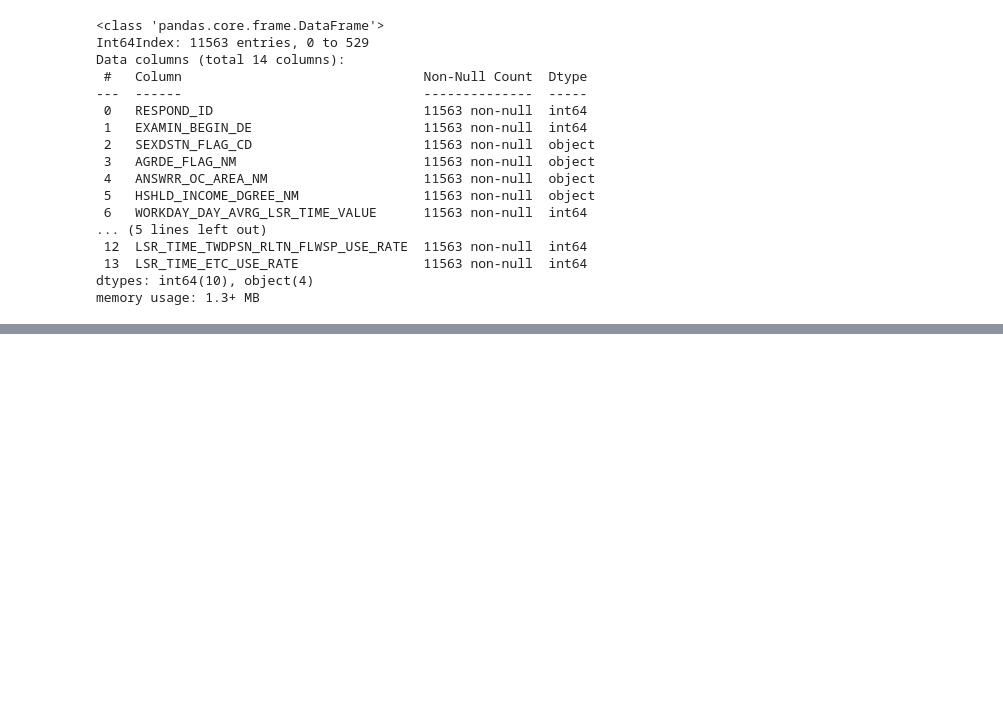
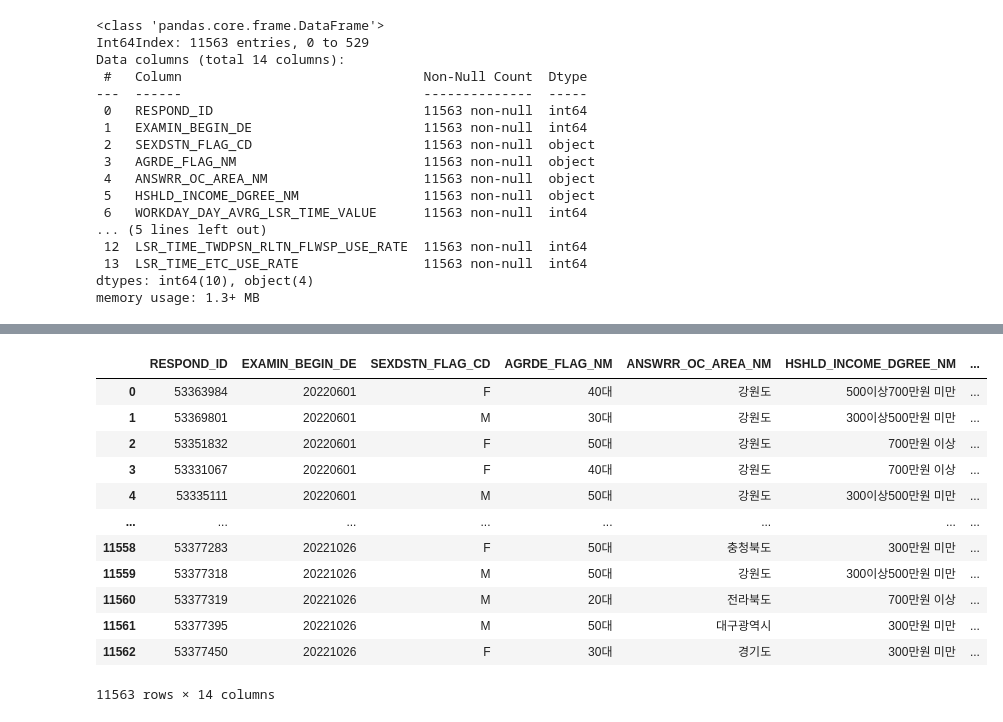
Before and after one commit to reodinas/streamlit_leisure, a Jupyter notebook: lsr1.ipynb, the cells around one changed output, grey strips where cells are left out. Drawn from its saved outputs; the diff is of its cells as text; code cells hidden in the pictures; blank space fills up the shorter version.

```diff
--- a/lsr1.ipynb
+++ b/lsr1.ipynb
@@ -118,0 +144,20 @@ memory usage: 1.3+ MB
+# %%
+df_origin = df_origin.reset_index()
+# %%
+df_origin.drop('index', axis=1, inplace=True)
+# %%
+df_origin
+# %% [output]
+|  | RESPOND_ID | EXAMIN_BEGIN_DE | SEXDSTN_FLAG_CD | AGRDE_FLAG_NM | ANSWRR_OC_AREA_NM | HSHLD_INCOME_DGREE_NM | ... |
+| 0 | 53363984 | 20220601 | F | 40대 | 강원도 | 500이상700만원 미만 | ... |
+| 1 | 53369801 | 20220601 | M | 30대 | 강원도 | 300이상500만원 미만 | ... |
+| 2 | 53351832 | 20220601 | F | 50대 | 강원도 | 700만원 이상 | ... |
+| 3 | 53331067 | 20220601 | F | 40대 | 강원도 | 700만원 이상 | ... |
+| 4 | 53335111 | 20220601 | M | 50대 | 강원도 | 300이상500만원 미만 | ... |
+| ... | ... | ... | ... | ... | ... | ... | ... |
+| 11558 | 53377283 | 20221026 | F | 50대 | 충청북도 | 300만원 미만 | ... |
+| 11559 | 53377318 | 20221026 | M | 50대 | 강원도 | 300이상500만원 미만 | ... |
+| 11560 | 53377319 | 20221026 | M | 20대 | 전라북도 | 700만원 이상 | ... |
+| 11561 | 53377395 | 20221026 | M | 50대 | 대구광역시 | 300만원 미만 | ... |
+| 11562 | 53377450 | 20221026 | F | 30대 | 경기도 | 300만원 미만 | ... |
+11563 rows × 14 columns
```
Also changed, not shown: parts of 9 cells of this notebook, 5 other files.
